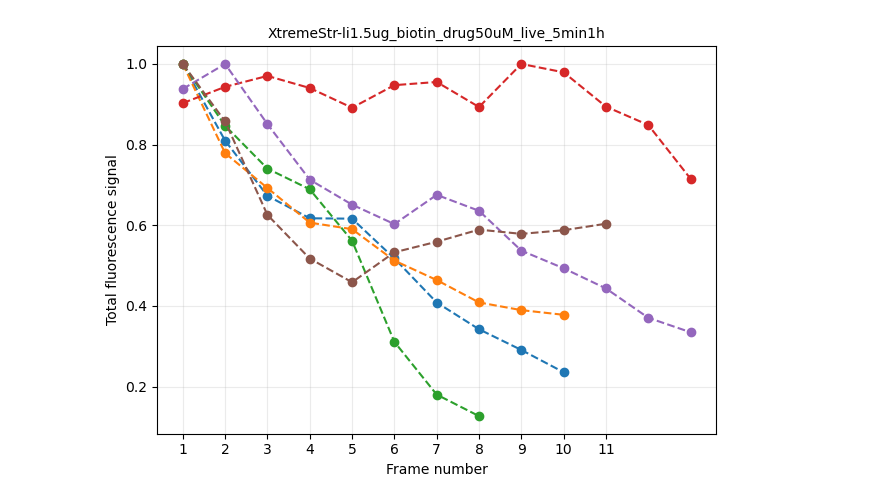
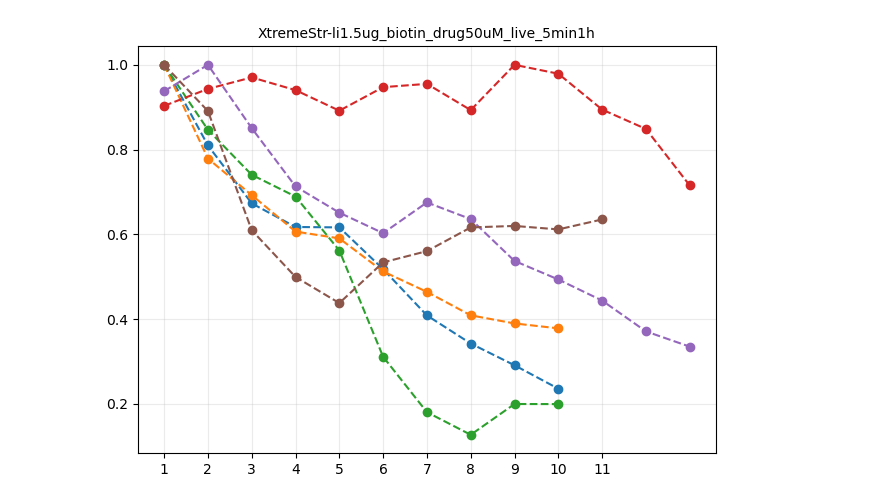
Before and after one commit to Arcen3/AppChallenge2273-2024, a Jupyter notebook: Project/DataManagement.ipynb, the cells around one changed output. Cells and saved outputs as stored; diff of their text form; code cells hidden in the pictures.

```diff
--- a/Project/DataManagement.ipynb
+++ b/Project/DataManagement.ipynb
@@ -107,7 +108,7 @@ testing = {'0.5ugDNA_drug10uM_5min45min_1': [(300,500, 400,600)],
            '1ugDNA_drug10uM_5min45min_1': [(400,550, 180,300)],
            'LipoKDEL1ug_biotin_drug25uM_live_5min1h': [(625,740, 600,720)],
            'LipoKDEL1ug_biotin_no drug_live_5min1h': [(550,690, 450,600)],
-           'XtremeStr-li1.5ug_biotin_drug50uM_live_5min1h': [(85,400, 70,150)]
+           'XtremeStr-li1.5ug_biotin_drug50uM_live_5min1h': [(285,400, 70,150)]
 }
          #   'Videos\\XtremeStr-li1.5ug_biotin_no drug_live_5min45min': []
          # }
@@ -125,36 +126,36 @@ def extract_fluorescenceData(folder_path, img_order, resolutions):
             if os.path.exists(img_path): #filter for only .jpg files inside subdir_path
                 a=plt.imread(img_path) #need save plt.imread to a variable, if not cannot plot downstream
                 img_gray = rgb2gray(a) #converting the img into grayscale
                 y1, y2, x1, x2 = resolutions
                 cropped_img = img_gray[y1:y2, x1:x2]
                 total_fluorescence.append(cropped_img.sum()) #sum up signal inside individual frames and append into total_fluorascence
     else:
         print(f'Subdirectory {video_folders} not found')
     return total_fluorescence #return here so can use in "histogrammer" function. this variable will be 'video1' in histogrammer function
 
 def histogrammer(video1, n): #video1 is an array of the max fluorescence values, i simply stands for index
     video1_normalise = video1/max(video1) #normalising to highest sum fluorescent signal in the frames.
     name = os.path.split(n) #split it by \\ into index, where [0] = your directory and [i] in this case is folder names
     x = range(1, len(video1)+1) #plotting frame 1 to n+1
 
     #plotting segment
     plt.plot(x, video1_normalise, linestyle = 'dashed', marker = 'o') #marker is the data point, marked as circle.
 
     #Labels & aesthetics
     plt.xticks(x) #this makes it show every tick in X axis
-    plt.xlabel('Frame number', fontsize = 10)
-    plt.ylabel('Total fluorescence signal', fontsize = 10)
+    # plt.xlabel('Frame number', fontsize = 10)
+    # plt.ylabel('Total fluorescence signal', fontsize = 10)
     plt.grid(alpha = .25)
     plt.title(name[1], fontsize = 10) #name[1] as my first index will be my path, second index is filename
     plt.tight_layout()
     # plt.savefig(f'Graph for {name[1]}.jpg', dpi = 300) #added saving of plots! #visualisation purposes only, for the output
 
 for key in testing.keys():
     for i in range(len(testing[key])):
         video1 = extract_fluorescenceData(key, vf_dict[key], testing[key][i])
         histogrammer(video1, key)
 # %% [output]
-[figure, old version]
+[figure, new version]
 # %%
 #goal: identify green regions and calculate area to intensity ratio for lipoKDEL1ug_biotin_drug25uM
 video = {'LipoKDEL1ug_biotin_drug25uM_live_5min1h': (625,740, 600,720)}
```
Also changed, not shown: parts of 8 cells of this notebook, 7 other files.
